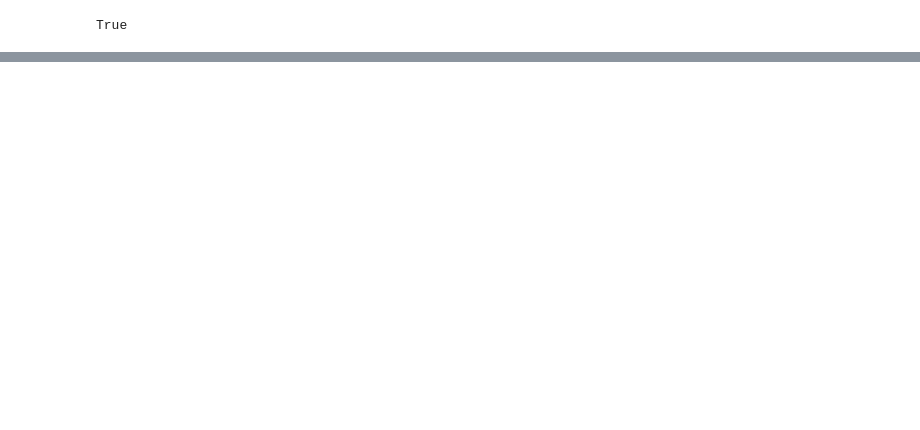
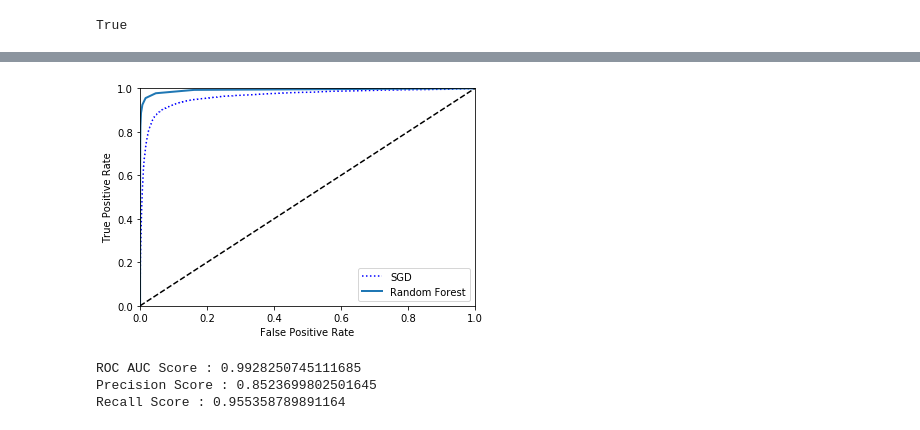
Before and after one commit to cvolcy/hands-on-mlbook, a Jupyter notebook: chapter_3.ipynb, the cells around one changed output, grey strips where cells are left out. Drawn from its saved outputs; the diff is of its cells as text; code cells hidden in the pictures; blank space fills up the shorter version.

```diff
--- a/chapter_3.ipynb
+++ b/chapter_3.ipynb
@@ -189,0 +223,20 @@ Recall Score : 0.605
+# %%
+y_scores_forest = y_probas_forest[:, 1]
+fpr_forest, tpr_forest, thresholds_forest = roc_curve(y_train_5, y_scores_forest)
+
+plt.plot(fpr, tpr, 'b:', label='SGD')
+plot_roc_curve(fpr_forest, tpr_forest, "Random Forest")
+plt.legend(loc="lower right")
+plt.show()
+# %% [output]
+[figure, added]
+# %%
+y_train_pred_90_forest = (y_scores_forest > 0.2)
+
+print(f"ROC AUC Score : {roc_auc_score(y_train_5, y_scores_forest)}")
+print(f"Precision Score : {precision_score(y_train_5, y_train_pred_90_forest)}")
+print(f"Recall Score : {recall_score(y_train_5, y_train_pred_90_forest)}")
+# %% [output]
+ROC AUC Score : 0.9928250745111685
+Precision Score : 0.8523699802501645
+Recall Score : 0.955358789891164
```
Also changed, not shown: parts of 20 cells of this notebook.
